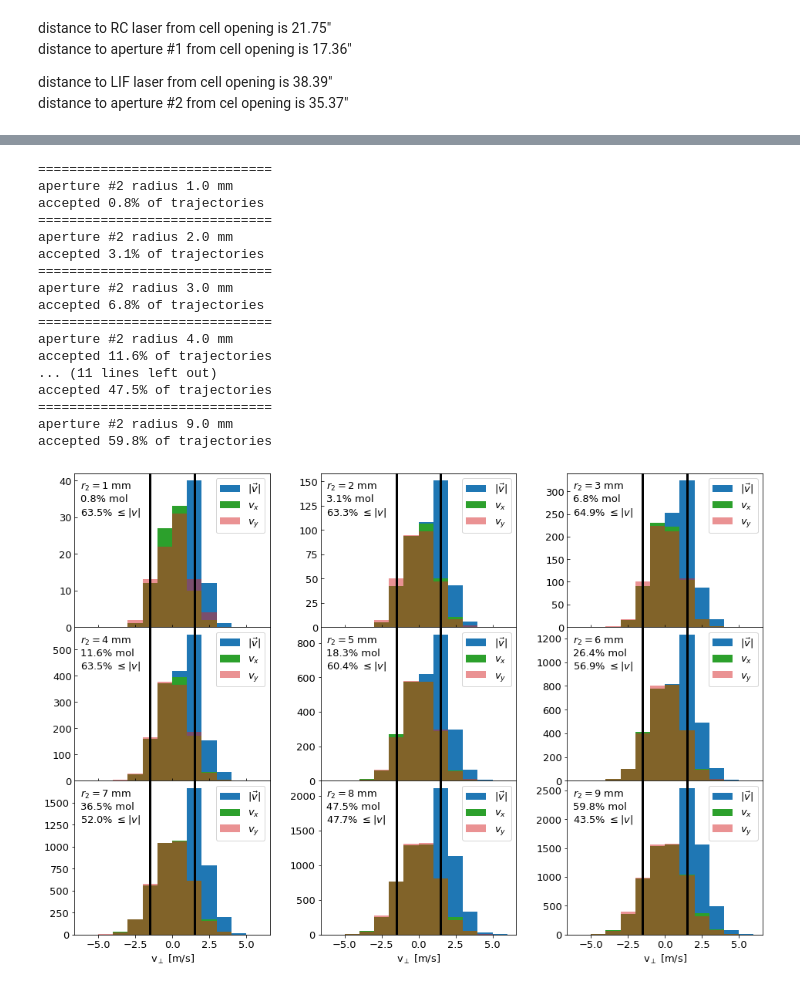
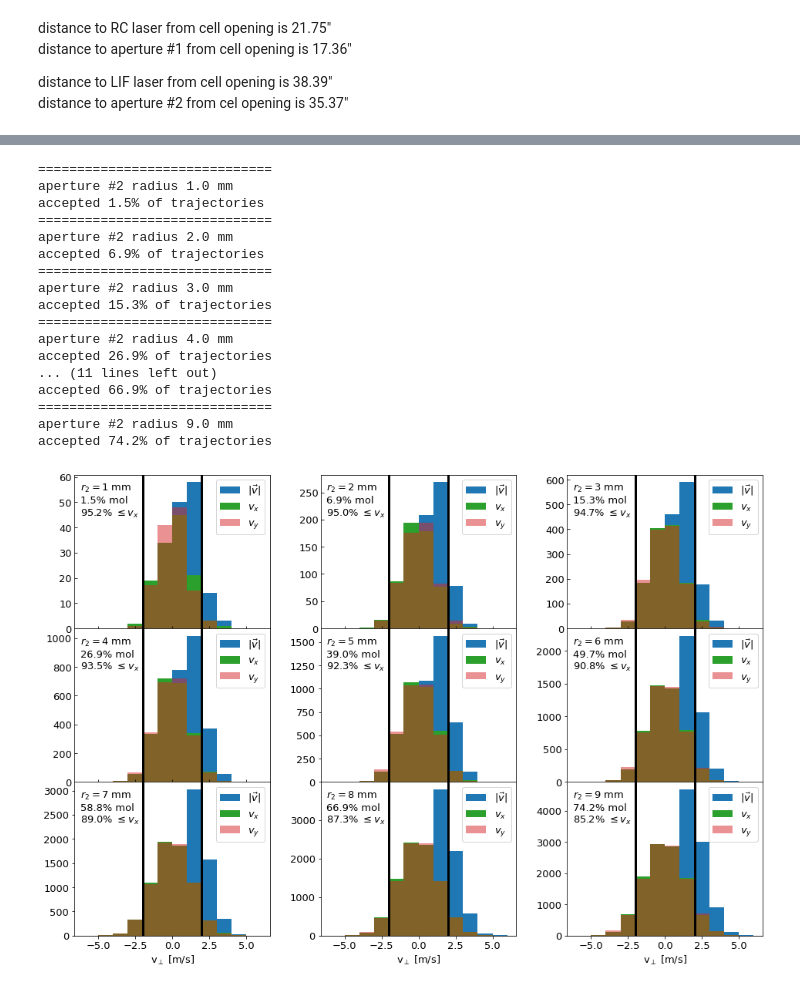
Before and after one commit to ograsdijk/CeNTREX-notebooks, a Jupyter notebook: rotational cooling/Aperture Calculation.ipynb, the cells around one changed output, grey strips where cells are left out. Saved outputs shown, nothing was run; the diff lists cells and outputs as text; code cells hidden in the pictures.

```diff
--- a/rotational cooling/Aperture Calculation.ipynb
+++ b/rotational cooling/Aperture Calculation.ipynb
@@ -40,6 +46,6 @@ def generate_random_transverse_velocities(size):
     return v_transverse
 # %%
-size = int(1e6)
+size = int(1e7)
 coords = generate_random_coords(size)
 v_z = generate_random_longitudinal_velocities(size)
 v_x, v_y = generate_random_transverse_velocities(size)
@@ -94,13 +155,13 @@ coords_aperture_2[2,:] = distance_aperture_2
 distance_laser_rc = 21.75 * in_to_m - 0.25 * in_to_m
 dt = distance_laser_rc/v_z
 
-m_interaction_rc = (np.abs(coords[1,:]+dt*v_y) < 0.005) & (np.abs(coords[0,:]+dt*v_x) < 0.025)
+m_interaction_rc = (np.abs(coords[1,:]+dt*v_y) <= r_laser) & (np.abs(v_x) <= v_laser)
 interaction_rc = np.sum(m_interaction_rc)
 # %%
 distance_laser_lif = 38.30 * in_to_m - 0.25 * in_to_m
 dt = distance_laser_lif/v_z
 
-m_iteraction_lif = (np.abs(coords[1,:]+dt*v_y) < 0.005) & (np.abs(coords[0,:]+dt*v_x) < 0.025)
+m_iteraction_lif = (np.abs(coords[1,:]+dt*v_y) <= r_laser) & (np.abs(v_x) <= v_laser)
 interaction_lif = np.sum(m_iteraction_lif)
 # %%
 fig, ax = plt.subplots(figsize = (6,5))
@@ -149,23 +210,29 @@ for r in aperture_1_radii:
     Calculating the # of trajectories accepted by the aperture, where
     I divide by the total # that the laser can interact with.
     Here total # the laser can interact with is simply calculated from
-    the size of the laser beam, no transverse velocity is taken into account.
-    (Which will decrease the #, and increase the percentage)
+    the size of the laser beam and assuming a velocity range the laser
+    can interact with.
     """
+    dt = distance_laser_rc/v_z[m]
+    m_interact = (np.abs(coords[1,:][m]+dt*v_y[m]) <= r_laser) & (np.abs(v_x[m]) <= v_laser)
+    interact = m_interact.sum()/interaction_rc*100
     print('='*30)
     print(f'aperture #1 radius {r*1e3:.1f} mm')
-    print(f'accepted {m.sum()/interaction_rc*100:.1f}% of trajectories')
+    print(f'accepted {interact:.1f}% of trajectories')
+
 
     """
     Calculating the percentage of velocities within the acceptable range
     that make it through the aperture.
     """
-    v_abs = np.sqrt(v_x[m]**2+v_y[m]**2)
-    percentage_within_limits_1[r] = (100*(v_abs < v_acceptable).sum()/m.sum())
+#     v_abs = np.sqrt(v_x[m]**2+v_y[m]**2)
+#     percentage_within_limits_1[r] = (100*(v_abs < v_acceptable).sum()/m.sum())
+    # only v_x doppler shifts
+    percentage_within_limits_1[r] = (100*(np.abs(v_x[m]) <= v_acceptable).sum()/m.sum())
 
     text = f'$r_1 = ${r*1e3:.0f} mm'+'\n'
-    text += f'{m.sum()/interaction_lif*100:.1f}% mol'+'\n'
-    text += f'{(100*(v_abs < v_acceptable).sum()/m.sum()):.1f}% $\leq |v|$'
+    text += f'{interact:.1f}% mol'+'\n'
+    text += f'{(100*(np.abs(v_x[m]) <= v_acceptable).sum()/m.sum()):.1f}% $\leq v_x$'
     axp[r].text(0.03, 0.95, text, transform = axp[r].transAxes,
                 ha = 'left', va = 'top', fontsize = 13)
 
@@ -222,44 +289,49 @@ for r in aperture_2_radii:
     Calculating the # of trajectories accepted by the aperture, where
     I divide by the total # that the laser can interact with.
     Here total # the laser can interact with is simply calculated from
-    the size of the laser beam, no transverse velocity is taken into account.
-    (Which will decrease the #, and increase the percentage)
+    the size of the laser beam and assuming a velocity range the laser
+    can interact with.
     """
+    dt = distance_laser_lif/v_z[m]
+    m_interact = (np.abs(coords[1,:][m]+dt*v_y[m]) <= r_laser) & (np.abs(v_x[m]) <= v_laser)
+    interact = m_interact.sum()/interaction_lif*100
     print('='*30)
     print(f'aperture #2 radius {r*1e3:.1f} mm')
-    print(f'accepted {m.sum()/interaction_lif*100:.1f}% of trajectories')
+    print(f'accepted {interact:.1f}% of trajectories')
 
     """
     Calculating the percentage of velocities within the acceptable range
     that make it through the aperture.
     """
-    v_abs = np.sqrt(v_x[m]**2+v_y[m]**2)
-    percentage_within_limits_2[r] = (100*(v_abs < v_acceptable).sum()/m.sum())
+#     v_abs = np.sqrt(v_x[m]**2+v_y[m]**2)
+#     percentage_within_limits_2[r] = (100*(v_abs < v_acceptable).sum()/m.sum())
+    # only v_x doppler shifts
+    percentage_within_limits_2[r] = (100*(np.abs(v_x[m]) < v_acceptable).sum()/m.sum())
 
     text = f'$r_2 = ${r*1e3:.0f} mm'+'\n'
-    text += f'{m.sum()/interaction_lif*100:.1f}% mol'+'\n'
-    text += f'{(100*(v_abs < v_acceptable).sum()/m.sum()):.1f}% $\leq |v|$'
+    text += f'{interact:.1f}% mol'+'\n'
+    text += f'{(100*(np.abs(v_x[m]) < v_acceptable).sum()/m.sum()):.1f}% $\leq v_x$'
     axp[r].text(0.03, 0.95, text, transform = axp[r].transAxes,
                 ha = 'left', va = 'top', fontsize = 13)
 
 for ax in list(axp.values())[:len(axp)//2]:
     ax.tick_params(direction = 'in')
 # %% [output]
 ==============================
 aperture #2 radius 1.0 mm
-accepted 0.8% of trajectories
+accepted 1.5% of trajectories
 ==============================
 aperture #2 radius 2.0 mm
-accepted 3.1% of trajectories
+accepted 6.9% of trajectories
 ==============================
 aperture #2 radius 3.0 mm
-accepted 6.8% of trajectories
+accepted 15.3% of trajectories
 ==============================
 aperture #2 radius 4.0 mm
-accepted 11.6% of trajectories
+accepted 26.9% of trajectories
 ... (11 lines left out)
-accepted 47.5% of trajectories
+accepted 66.9% of trajectories
 ==============================
 aperture #2 radius 9.0 mm
-accepted 59.8% of trajectories
+accepted 74.2% of trajectories
-[figure, old version]
+[figure, new version]
```
Also changed, not shown: parts of 29 cells of this notebook.
